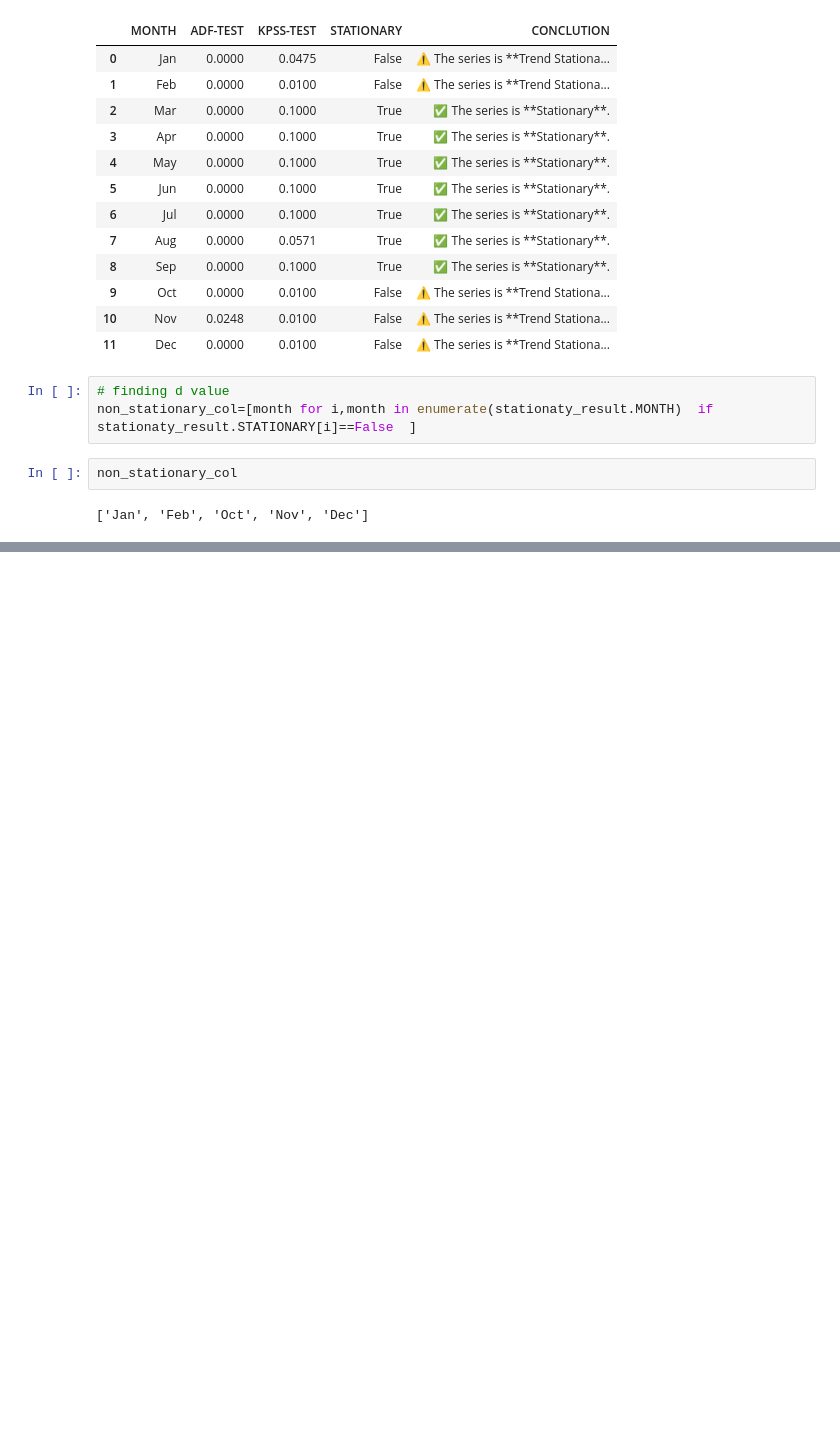
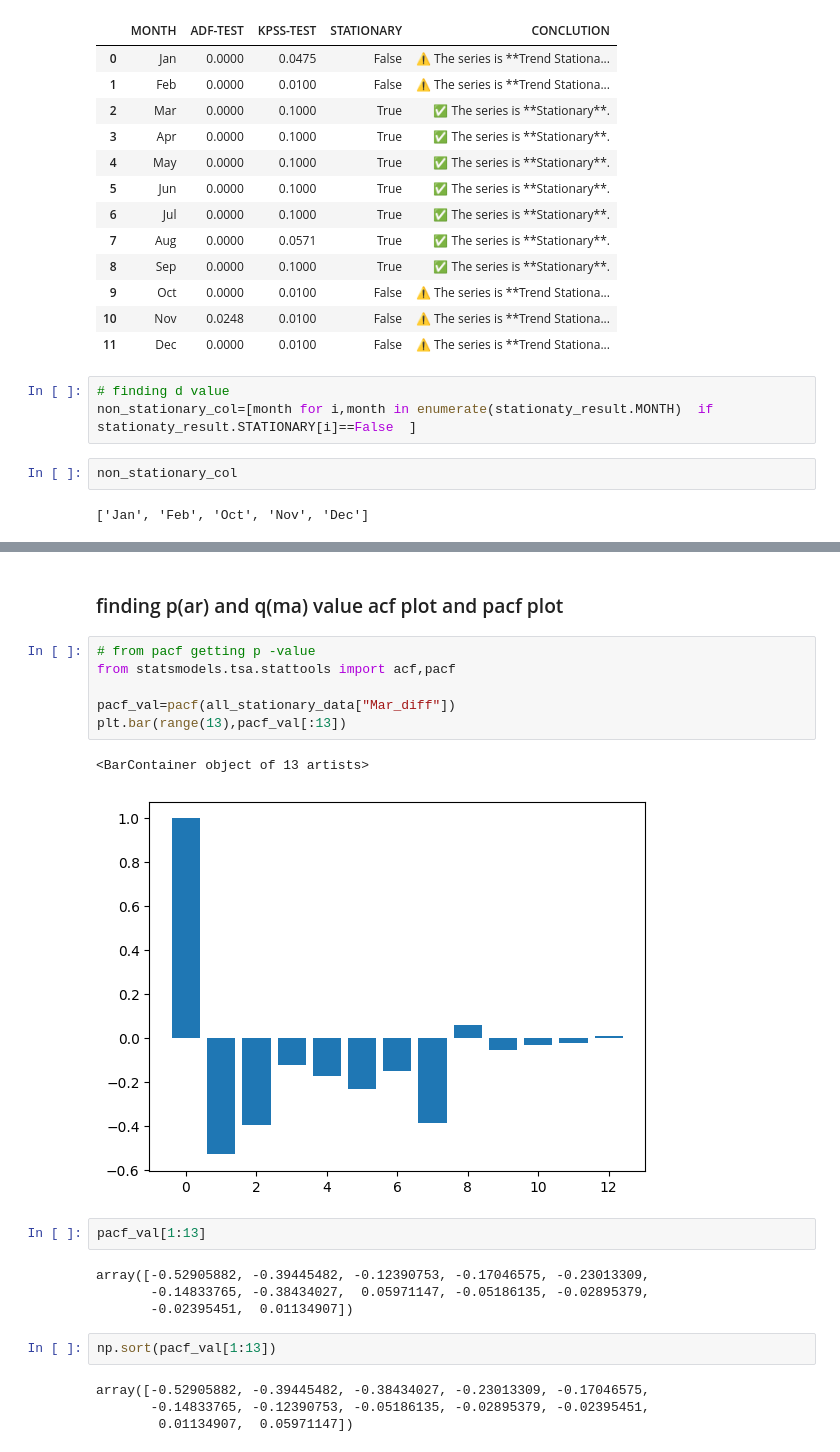
Before and after one commit to subharadhe1234/weather_forecasting, a Jupyter notebook: Notebooks/main.ipynb, the cells around one changed output, grey strips where cells are left out. Saved outputs shown, nothing was run; the diff lists cells and outputs as text; blank space fills up the shorter version.

```diff
--- a/Notebooks/main.ipynb
+++ b/Notebooks/main.ipynb
@@ -743,0 +801,23 @@ result
+# %% [markdown]
+### finding p(ar) and q(ma) value acf plot and pacf plot
+# %%
+# from pacf getting p -value
+from statsmodels.tsa.stattools import acf,pacf
+
+pacf_val=pacf(all_stationary_data["Mar_diff"])
+plt.bar(range(13),pacf_val[:13])
+# %% [output]
+<BarContainer object of 13 artists>
+[figure, added]
+# %%
+pacf_val[1:13]
+# %% [output]
+array([-0.52905882, -0.39445482, -0.12390753, -0.17046575, -0.23013309,
+       -0.14833765, -0.38434027,  0.05971147, -0.05186135, -0.02895379,
+       -0.02395451,  0.01134907])
+# %%
+np.sort(pacf_val[1:13])
+# %% [output]
+array([-0.52905882, -0.39445482, -0.38434027, -0.23013309, -0.17046575,
+       -0.14833765, -0.12390753, -0.05186135, -0.02895379, -0.02395451,
+        0.01134907,  0.05971147])
```
Also changed, not shown: parts of 64 cells of this notebook.
